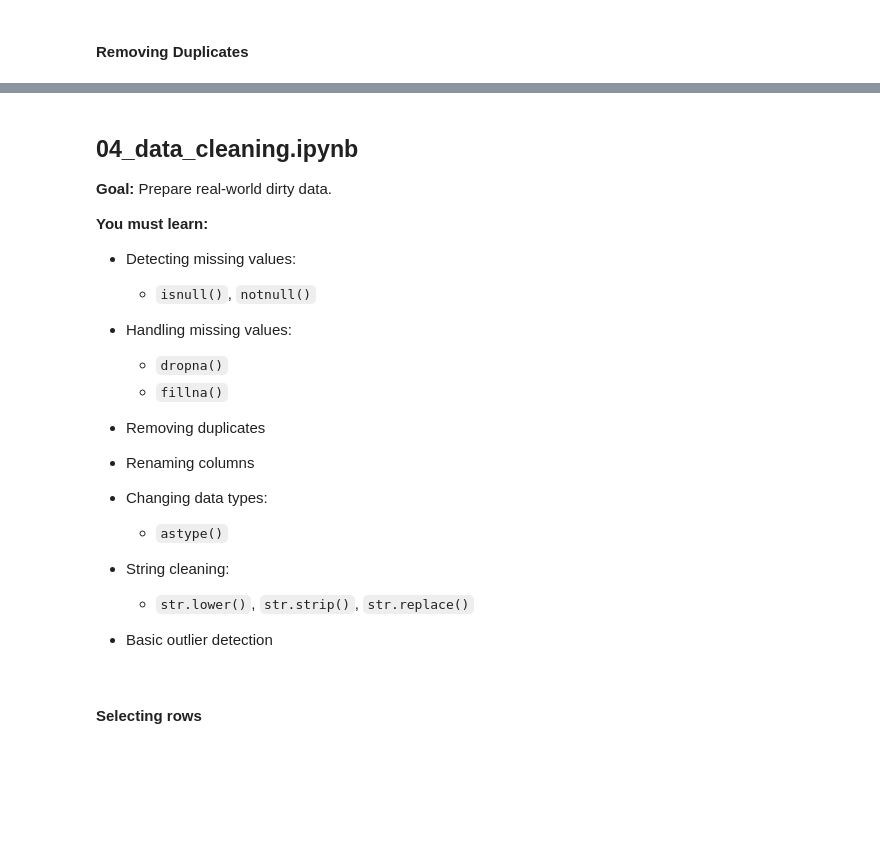
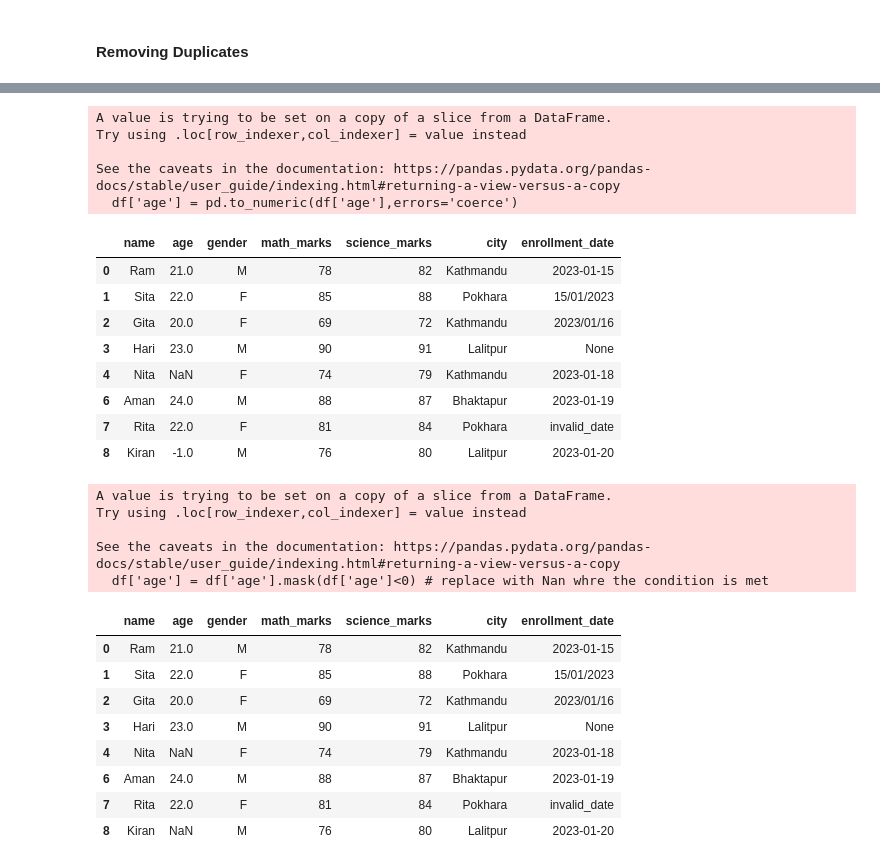
Before and after one commit to prazzzwal/Python-for-Data-Analysis, a Jupyter notebook: notebooks/03_data_cleaning.ipynb, the cells around one changed output, grey strips where cells are left out. Cells and saved outputs as stored; diff of their text form; code cells hidden in the pictures; blank space fills up the shorter version.

Commit message:
data cleaning

```diff
--- a/notebooks/03_data_cleaning.ipynb
+++ b/notebooks/03_data_cleaning.ipynb
@@ -122,28 +125,41 @@ df
 | 6 | Aman | 24 | M | 88 | 87 | Bhaktapur | 2023-01-19 |
 | 7 | Rita | 22 | F | 81 | 84 | Pokhara | invalid_date |
 | 8 | Kiran | -1 | M | 76 | 80 | Lalitpur | 2023-01-20 |
-# %% [markdown]
-## **04_data_cleaning.ipynb**
-
-**Goal:** Prepare real-world dirty data.
-
-**You must learn:**
-
-* Detecting missing values:
-
-  * `isnull()`, `notnull()`
-* Handling missing values:
-
-  * `dropna()`
-  * `fillna()`
-* Removing duplicates
-* Renaming columns
-* Changing data types:
-
-  * `astype()`
-* String cleaning:
-
-  * `str.lower()`, `str.strip()`, `str.replace()`
-* Basic outlier detection
-# %% [markdown]
-#### Selecting rows
+# %%
+df['age'] = pd.to_numeric(df['age'],errors='coerce')
+# %% [output]
+A value is trying to be set on a copy of a slice from a DataFrame.
+Try using .loc[row_indexer,col_indexer] = value instead
+
+See the caveats in the documentation: https://pandas.pydata.org/pandas-docs/stable/user_guide/indexing.html#returning-a-view-versus-a-copy
+  df['age'] = pd.to_numeric(df['age'],errors='coerce')
+# %%
+df
+# %% [output]
+|  | name | age | gender | math_marks | science_marks | city | enrollment_date |
+| 0 | Ram | 21.0 | M | 78 | 82 | Kathmandu | 2023-01-15 |
+| 1 | Sita | 22.0 | F | 85 | 88 | Pokhara | 15/01/2023 |
+| 2 | Gita | 20.0 | F | 69 | 72 | Kathmandu | 2023/01/16 |
+| 3 | Hari | 23.0 | M | 90 | 91 | Lalitpur | None |
+| 4 | Nita | NaN | F | 74 | 79 | Kathmandu | 2023-01-18 |
+| 6 | Aman | 24.0 | M | 88 | 87 | Bhaktapur | 2023-01-19 |
+| 7 | Rita | 22.0 | F | 81 | 84 | Pokhara | invalid_date |
+| 8 | Kiran | -1.0 | M | 76 | 80 | Lalitpur | 2023-01-20 |
+# %%
+df['age'] = df['age'].mask(df['age']<0) # replace with Nan whre the condition is met
+df
+# %% [output]
+A value is trying to be set on a copy of a slice from a DataFrame.
+Try using .loc[row_indexer,col_indexer] = value instead
+
+See the caveats in the documentation: https://pandas.pydata.org/pandas-docs/stable/user_guide/indexing.html#returning-a-view-versus-a-copy
+  df['age'] = df['age'].mask(df['age']<0) # replace with Nan whre the condition is met
+|  | name | age | gender | math_marks | science_marks | city | enrollment_date |
+| 0 | Ram | 21.0 | M | 78 | 82 | Kathmandu | 2023-01-15 |
+| 1 | Sita | 22.0 | F | 85 | 88 | Pokhara | 15/01/2023 |
+| 2 | Gita | 20.0 | F | 69 | 72 | Kathmandu | 2023/01/16 |
+| 3 | Hari | 23.0 | M | 90 | 91 | Lalitpur | None |
+| 4 | Nita | NaN | F | 74 | 79 | Kathmandu | 2023-01-18 |
+| 6 | Aman | 24.0 | M | 88 | 87 | Bhaktapur | 2023-01-19 |
+| 7 | Rita | 22.0 | F | 81 | 84 | Pokhara | invalid_date |
+| 8 | Kiran | NaN | M | 76 | 80 | Lalitpur | 2023-01-20 |
```
Also changed, not shown: parts of 8 cells of this notebook.
